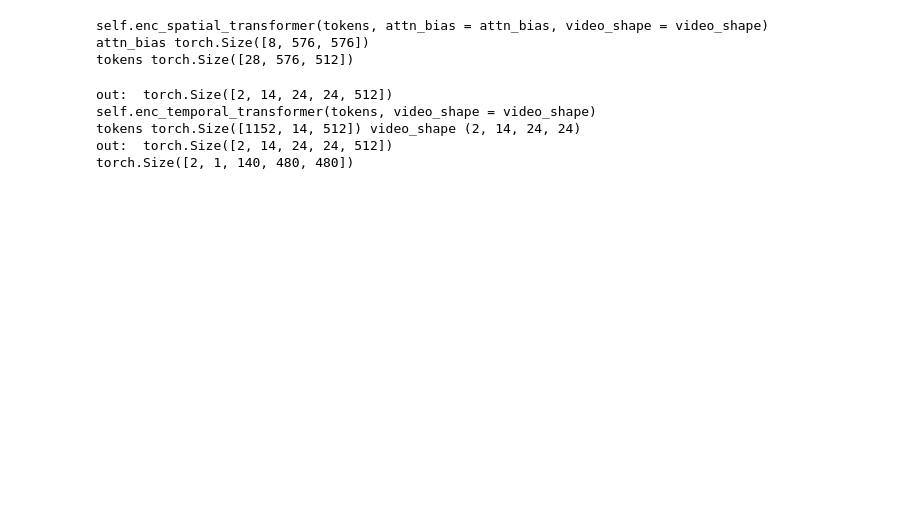
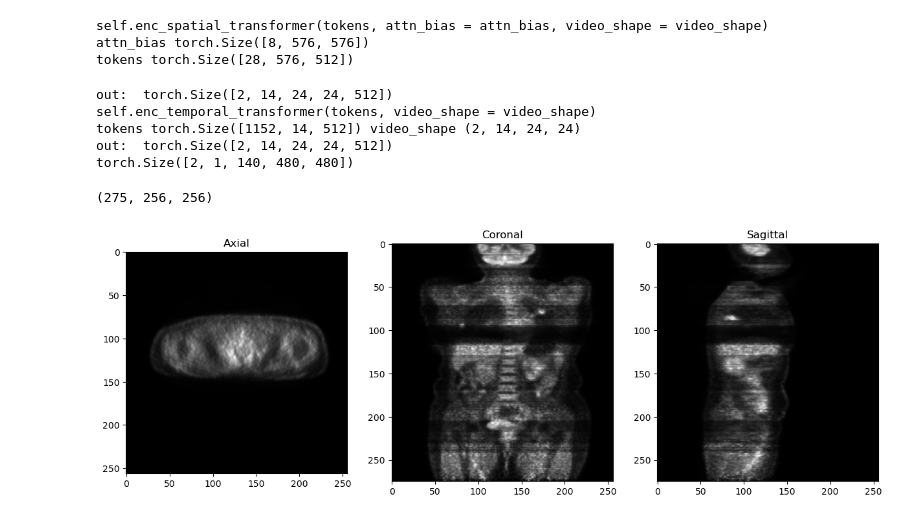
Before and after one commit to tien-th/simplified_anatomask, a Jupyter notebook: test.ipynb, the cells around one changed output. Drawn from its saved outputs; the diff is of its cells as text; code cells hidden in the pictures; blank space fills up the shorter version.

```diff
--- a/test.ipynb
+++ b/test.ipynb
@@ -33,0 +38,19 @@ torch.Size([2, 1, 140, 480, 480])
+# %%
+img_path = '/workdir/radish/PET-CT/splited_3D_CT_PET_V2/train/1.2.840.113619.2.25.4.2418143.1642740213.61/pet.npy'
+np_img = np.load(img_path, allow_pickle=True)
+np_img = np.flip(np_img, axis=[0, 1])
+np_img.shape
+# %% [output]
+(275, 256, 256)
+# %%
+# plot three views of the image
+fig, axs = plt.subplots(1, 3, figsize=(15, 5))
+axs[0].imshow(np_img[60], cmap='gray')
+axs[0].set_title('Axial')
+axs[1].imshow(np_img[:, 100], cmap='gray')
+axs[1].set_title('Coronal')
+axs[2].imshow(np_img[:, :, 100], cmap='gray')
+axs[2].set_title('Sagittal')
+plt.show()
+# %% [output]
+[figure, added]
```
Also changed, not shown: parts of 8 cells of this notebook, 2 other files.
